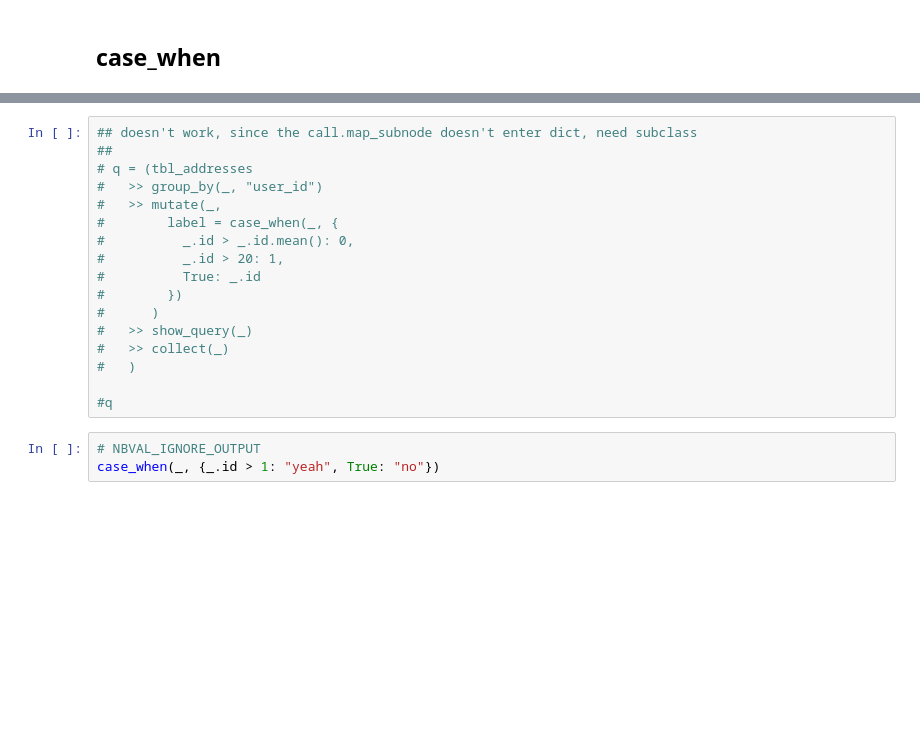
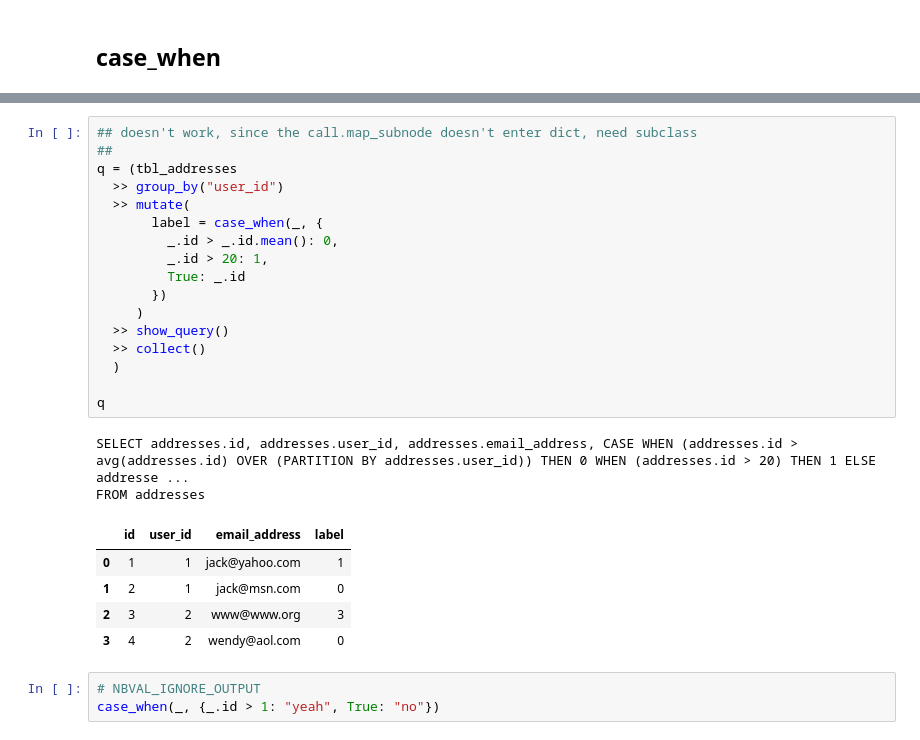
Before and after one commit to machow/siuba, a Jupyter notebook: examples/examples-postgres.ipynb, the cells around one changed output, grey strips where cells are left out. Saved outputs shown, nothing was run; the diff lists cells and outputs as text; blank space fills up the shorter version.

```diff
--- a/examples/examples-postgres.ipynb
+++ b/examples/examples-postgres.ipynb
@@ -271,20 +283,28 @@ FROM users) AS anon_2 ON anon_1.user_id = anon_2.id
 # %%
 ## doesn't work, since the call.map_subnode doesn't enter dict, need subclass
 ##
-# q = (tbl_addresses
-#   >> group_by(_, "user_id")
-#   >> mutate(_,
-#        label = case_when(_, {
-#          _.id > _.id.mean(): 0,
-#          _.id > 20: 1,
-#          True: _.id
-#        })
-#      )
-#   >> show_query(_)
-#   >> collect(_)
-#   )
+q = (tbl_addresses
+  >> group_by("user_id")
+  >> mutate(
+       label = case_when(_, {
+         _.id > _.id.mean(): 0,
+         _.id > 20: 1,
+         True: _.id
+       })
+     )
+  >> show_query()
+  >> collect()
+  )
 
-#q
+q
+# %% [output]
+SELECT addresses.id, addresses.user_id, addresses.email_address, CASE WHEN (addresses.id > avg(addresses.id) OVER (PARTITION BY addresses.user_id)) THEN 0 WHEN (addresses.id > 20) THEN 1 ELSE addresse ...
+FROM addresses
+|  | id | user_id | email_address | label |
+| 0 | 1 | 1 | jack@yahoo.com | 1 |
+| 1 | 2 | 1 | jack@msn.com | 0 |
+| 2 | 3 | 2 | www@www.org | 3 |
+| 3 | 4 | 2 | wendy@aol.com | 0 |
 # %%
 # NBVAL_IGNORE_OUTPUT
 case_when(_, {_.id > 1: "yeah", True: "no"})
```
Also changed, not shown: parts of 23 cells of this notebook, 1 other file.
